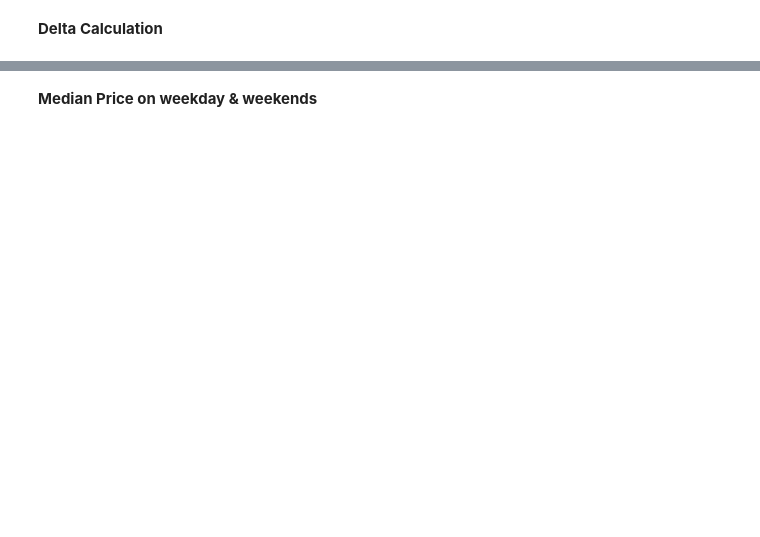
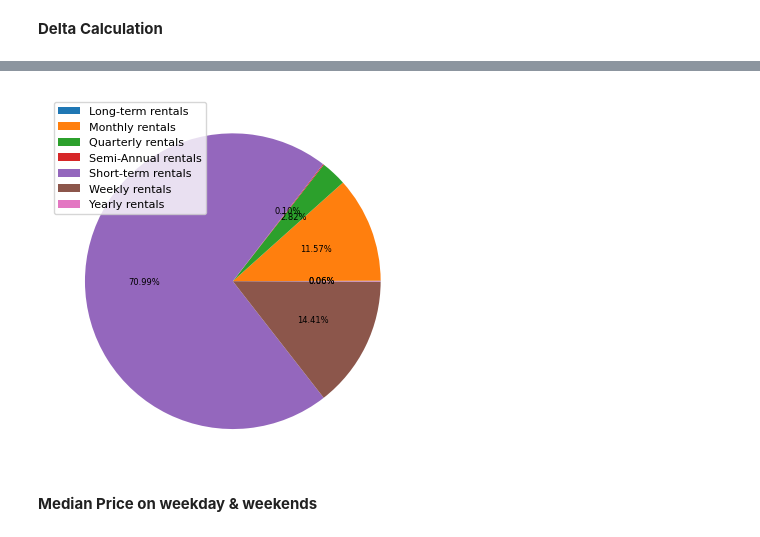
Before and after one commit to sakshi1989/DSBA_6211_Airbnb_Nashville, a Jupyter notebook: analyze.ipynb, the cells around one changed output, grey strips where cells are left out. Cells and saved outputs as stored; diff of their text form; code cells hidden in the pictures; blank space fills up the shorter version.

```diff
--- a/analyze.ipynb
+++ b/analyze.ipynb
@@ -165,0 +267,21 @@ Text(0, 0.5, 'Total Listings Removed from previous scrape')
+# %%
+# Make bins based on the minimum nights for short/ lomg term rentals
+# bins = 1 -3, 4-10, 11-32, 33 - 95 , 95 - 185 , 185-365, 366 and above
+def assign_bin(min_nights):
+    if min_nights < 4 :
+        return 'Short-term rentals'
+    elif min_nights < 11:
+        return 'Weekly rentals'
+    elif min_nights < 33:
+        return 'Monthly rentals'
+    elif min_nights < 95:
+        return 'Quarterly rentals'
+    elif min_nights < 185:
+        return 'Semi-Annual rentals'
+    elif min_nights < 366:
+        return 'Yearly rentals'
+    else:
+        return 'Long-term rentals'
+
+df_calendar['minimum_nights_bin'] = df_calendar['minimum_nights'].apply(assign_bin)
+df_calendar.head()
@@ -165,0 +295,6 @@ Text(0, 0.5, 'Total Listings Removed from previous scrape')
+# %%
+# Count the unique listing in minimum_nights_bin
+df_rentals = df_calendar.groupby('minimum_nights_bin').agg({'listing_id' : pd.Series.nunique}).rename(columns = {
+    'listing_id' : 'Rentals Count'
+})
+df_rentals.head(7)
@@ -166,2 +311,9 @@ Text(0, 0.5, 'Total Listings Removed from previous scrape')
+# %%
+# df_rentals.plot.pie(y = 'Rentals Count', autopct='%.2f',legend=True,fontsize=8, sort_columns = True)
+plt.pie(df_rentals['Rentals Count'], autopct='%.2f%%', textprops={'fontsize': 6})
+plt.legend(df_rentals.index, loc="upper left", fontsize = 8)
+plt.show()
+# %% [output]
+[figure, added]
 # %% [markdown]
 **Median Price on weekday & weekends**
```
Also changed, not shown: parts of 65 cells of this notebook, 8 other files.
